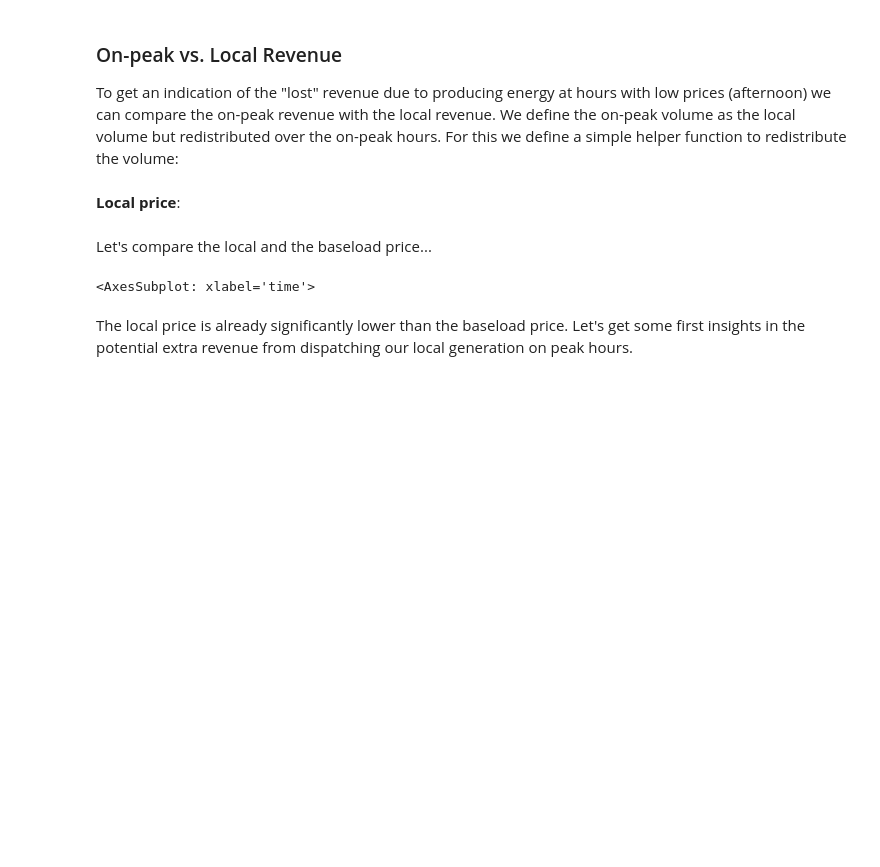
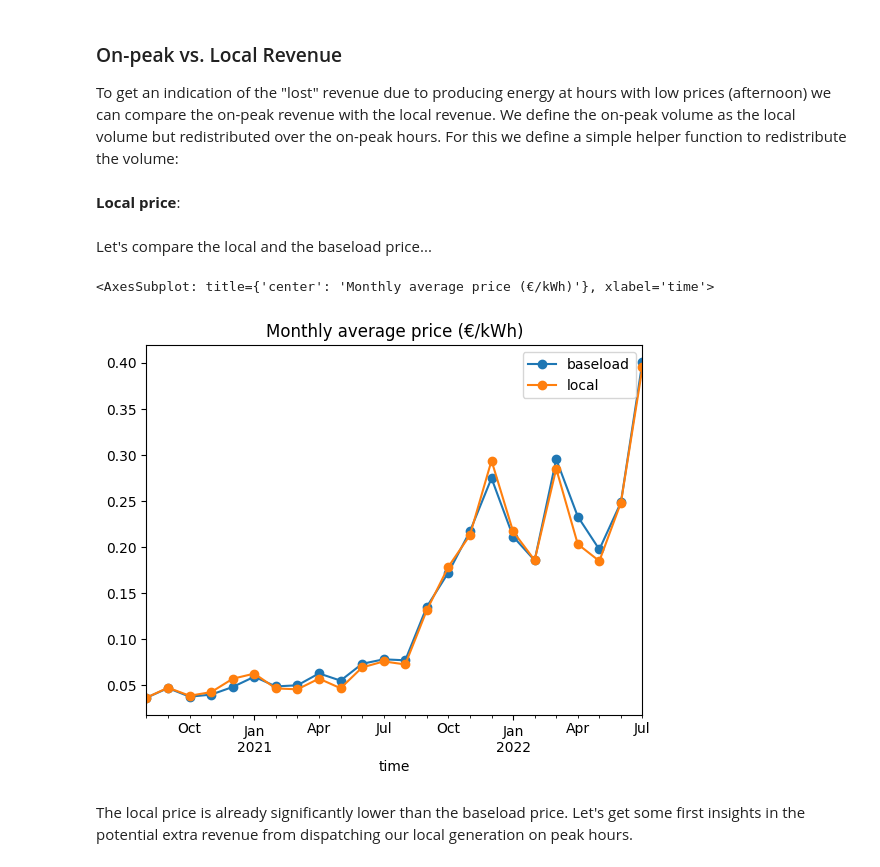
Before and after one commit to markkvdb/energy_storage, a Jupyter notebook: nbs/01_optimal_dispatch.ipynb, the cells around one changed output. Drawn from its saved outputs; the diff is of its cells as text; code cells hidden in the pictures; blank space fills up the shorter version.

Commit message:
fix: rendering plots in notebooks

```diff
--- a/nbs/01_optimal_dispatch.ipynb
+++ b/nbs/01_optimal_dispatch.ipynb
@@ -117,9 +123,10 @@ Let's compare the local and the baseload price...
 df_price_baseload = df_price.groupby(pd.Grouper(freq="MS"), group_keys=False).mean()
 # %%
 df_prices = df_price_baseload.to_frame("baseload").merge(df_price_local.to_frame("local"), left_index=True, right_index=True)
-df_prices.plot()
+df_prices.plot(style='-o', title="Monthly average price (€/kWh)")
 # %% [output]
-<AxesSubplot: xlabel='time'>
+<AxesSubplot: title={'center': 'Monthly average price (€/kWh)'}, xlabel='time'>
+[figure, added]
 # %% [markdown]
 The local price is already significantly lower than the baseload price. Let's get some first insights in the potential extra revenue from dispatching our local generation on peak hours.
 # %%
```
Also changed, not shown: parts of 7 cells of this notebook, 1 other file.
